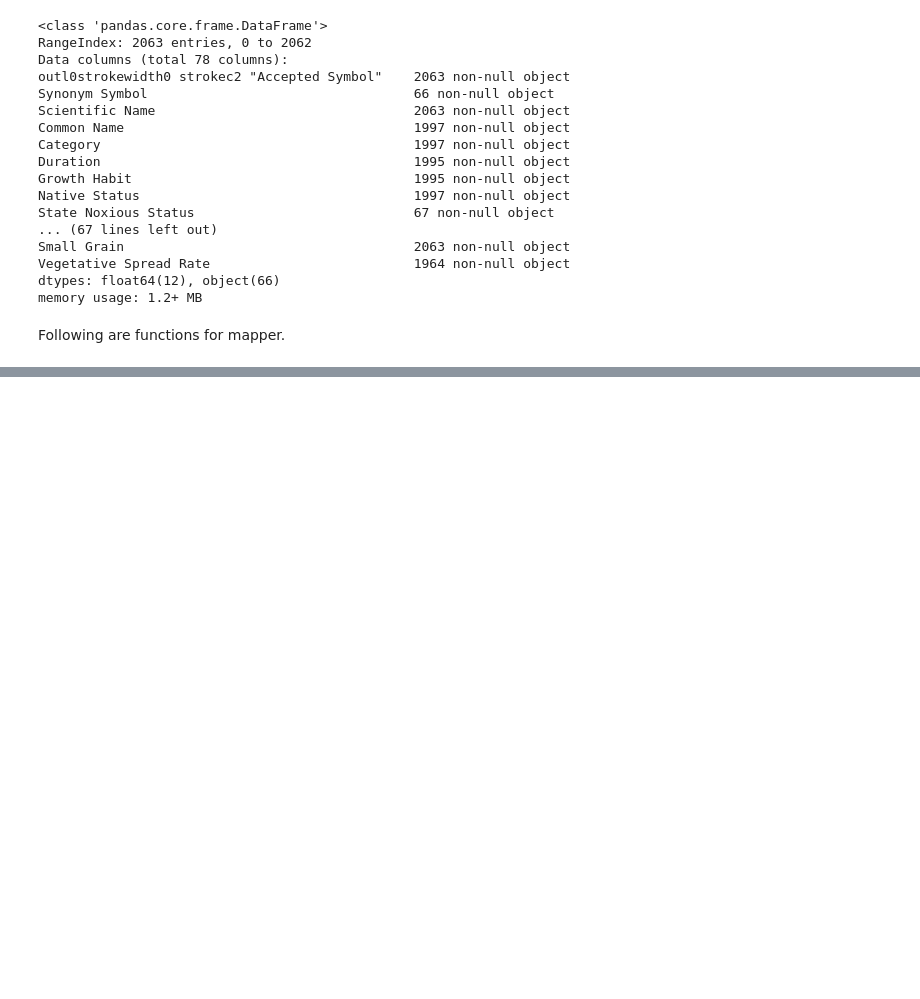
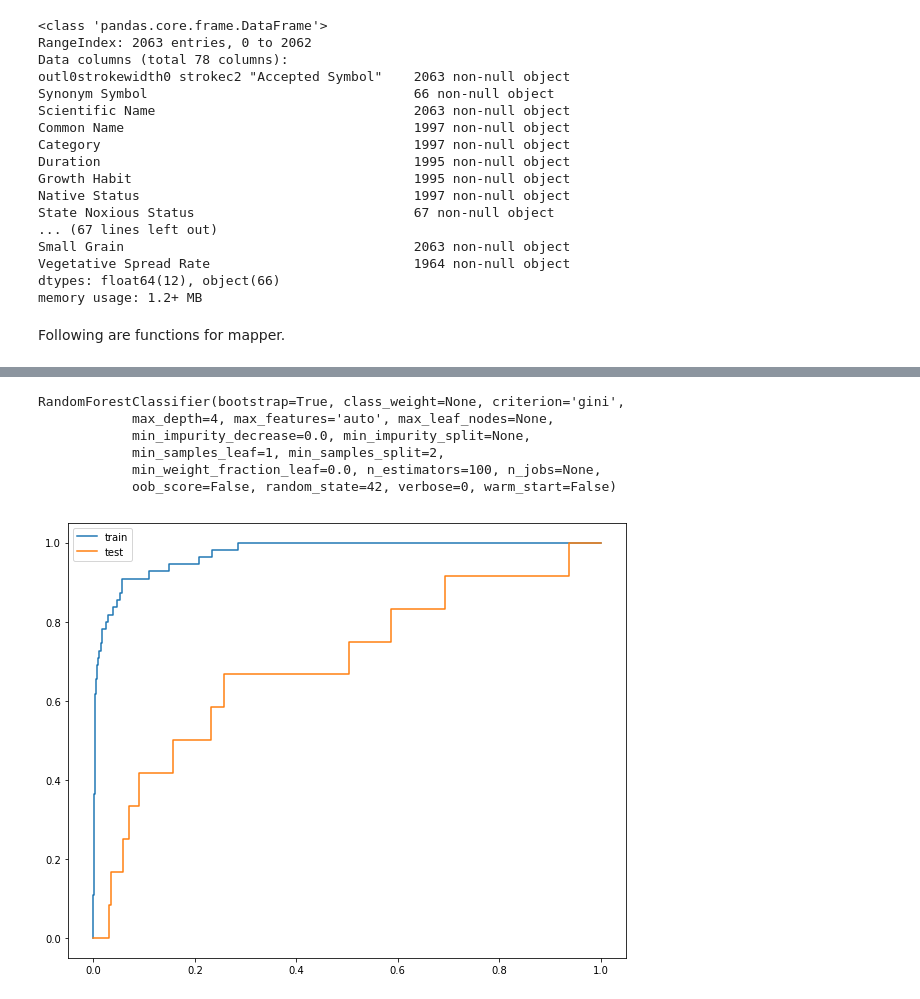
Before and after one commit to nkacoroski/dsc-3-final-project, a Jupyter notebook: student.ipynb, the cells around one changed output, grey strips where cells are left out. Cells and saved outputs as stored; diff of their text form; code cells hidden in the pictures; blank space fills up the shorter version.

```diff
--- a/student.ipynb
+++ b/student.ipynb
@@ -279,2 +341,7 @@ X_test_clean = union.transform(X_test)
 # %%
-X_train_clean_df = pd.DataFrame(union.fit_transform(X_train).toarray(), columns=column_names)
+X_train_clean_df = pd.DataFrame(union.fit_transform(X_train).toarray(),
+                                columns=column_names,
+                               index=X_train.index)
+X_test_clean_df = pd.DataFrame(union.fit_transform(X_test).toarray(),
+                               columns=column_names,
+                               index=X_test.index)
@@ -341,0 +423,27 @@ pca.transform()
+# %%
+rfc = RandomForestClassifier(n_estimators=100,
+                             random_state=42,
+                             max_depth=4)
+rfc.fit(X_train_clean_df, y_train)
+
+#X_test_clean_df
+# %% [output]
+RandomForestClassifier(bootstrap=True, class_weight=None, criterion='gini',
+            max_depth=4, max_features='auto', max_leaf_nodes=None,
+            min_impurity_decrease=0.0, min_impurity_split=None,
+            min_samples_leaf=1, min_samples_split=2,
+            min_weight_fraction_leaf=0.0, n_estimators=100, n_jobs=None,
+            oob_score=False, random_state=42, verbose=0, warm_start=False)
+# %%
+y_train_pred = rfc.predict_proba(X_train_clean_df)
+y_test_pred = rfc.predict_proba(X_test_clean_df)
+# %%
+fpr, tpr, thresholds = roc_curve(y_train, y_train_pred[:,1])
+test_fpr, test_tpr, test_thresholds = roc_curve(y_test, y_test_pred[:,1])
+# %%
+fig, ax = plt.subplots(figsize=(10,8))
+ax.plot(fpr,tpr, label='train')
+ax.plot(test_fpr, test_tpr, label='test')
+plt.legend();
+# %% [output]
+[figure, added]
```
Also changed, not shown: parts of 43 cells of this notebook, 2 other files.
